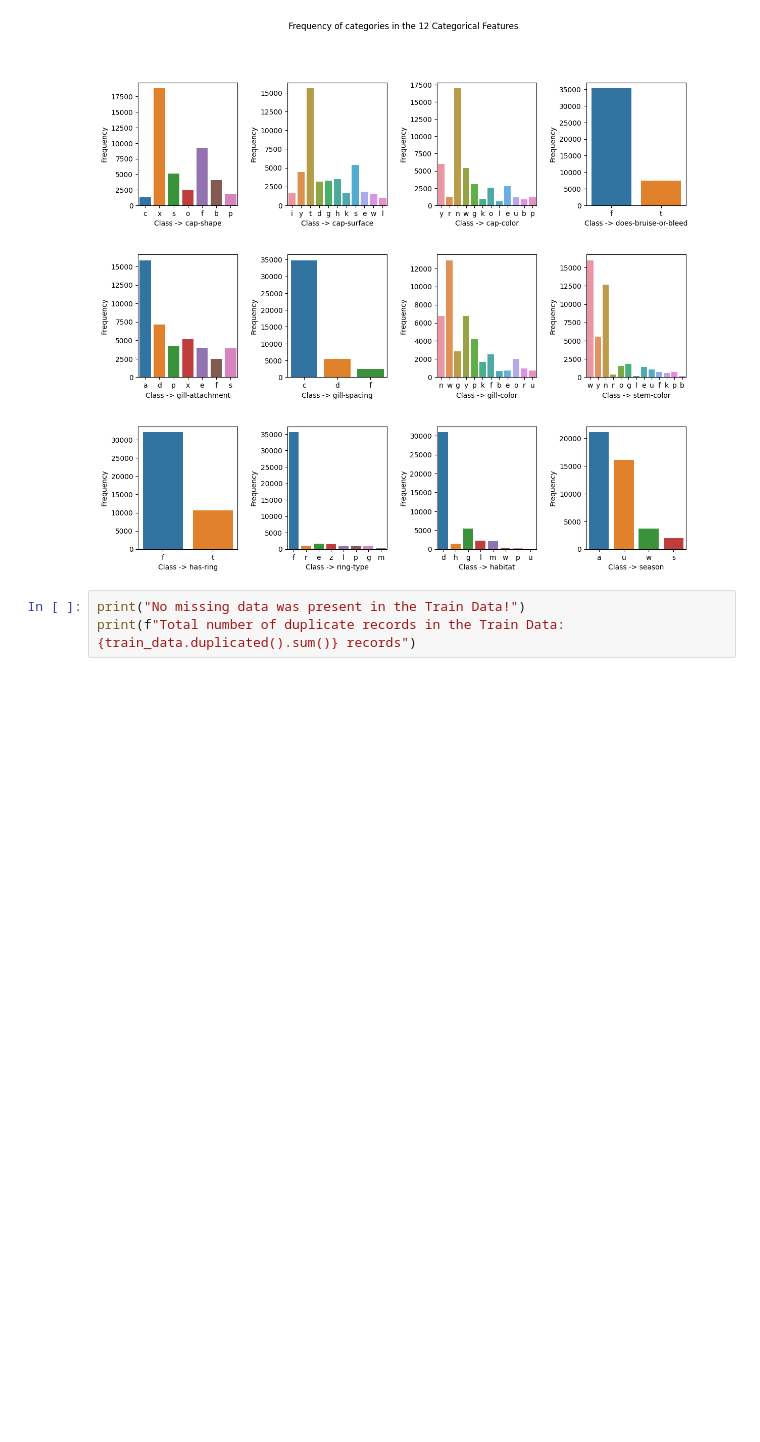
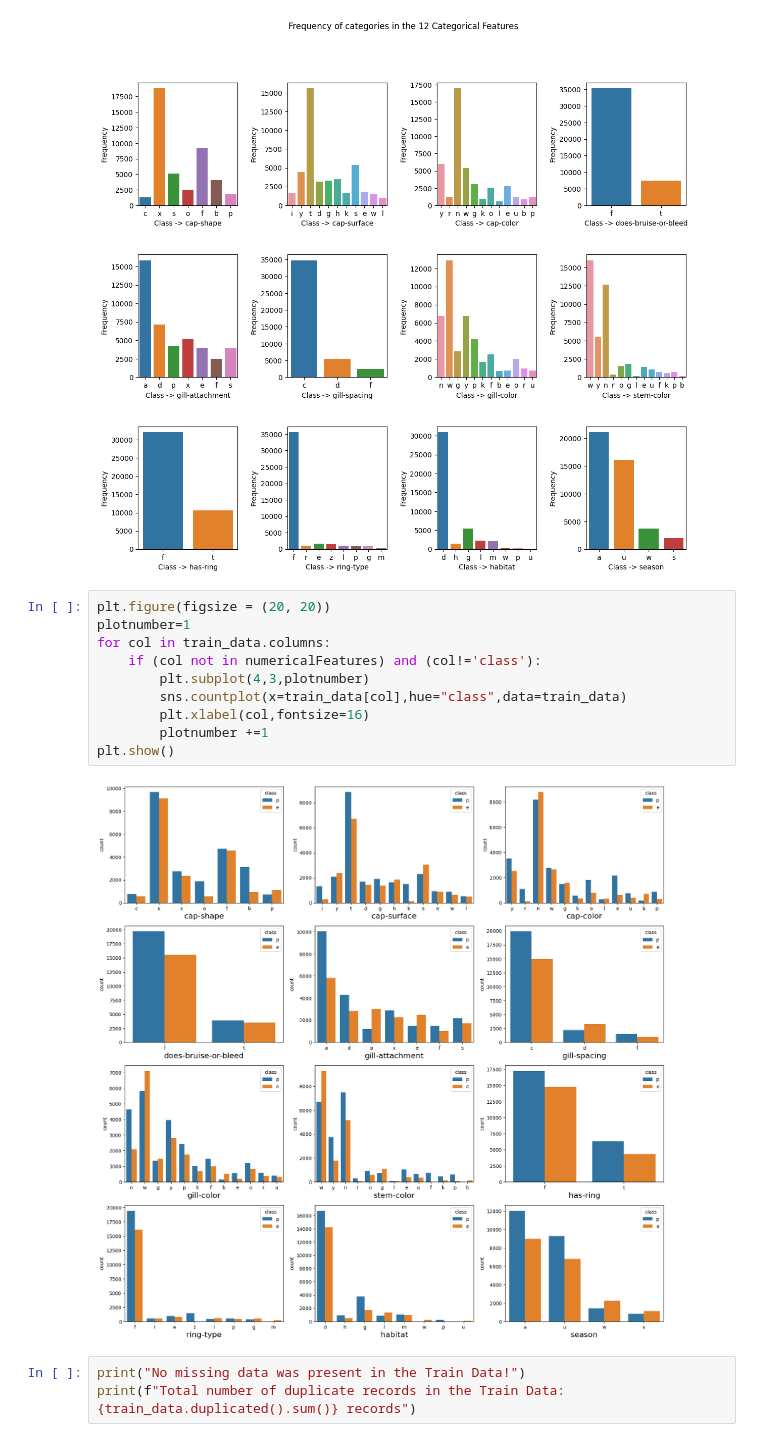
Before and after one commit to SudeshKumarSK/MushroomClassification, a Jupyter notebook: FeatureEngineering.ipynb, the cells around one changed output. Drawn from its saved outputs; the diff is of its cells as text; blank space fills up the shorter version.

```diff
--- a/FeatureEngineering.ipynb
+++ b/FeatureEngineering.ipynb
@@ -215,6 +215,18 @@ plt.subplots_adjust(wspace=0.5, hspace=0.4)
 plt.show()
 # %% [output]
 [figure]
+# %%
+plt.figure(figsize = (20, 20))
+plotnumber=1
+for col in train_data.columns:
+    if (col not in numericalFeatures) and (col!='class'):
+        plt.subplot(4,3,plotnumber)
+        sns.countplot(x=train_data[col],hue="class",data=train_data)
+        plt.xlabel(col,fontsize=16)
+        plotnumber +=1
+plt.show()
+# %% [output]
+[figure, added]
 # %%
 print("No missing data was present in the Train Data!")
 print(f"Total number of duplicate records in the Train Data: {train_data.duplicated().sum()} records")
```
Also changed, not shown: parts of 4 cells of this notebook.
